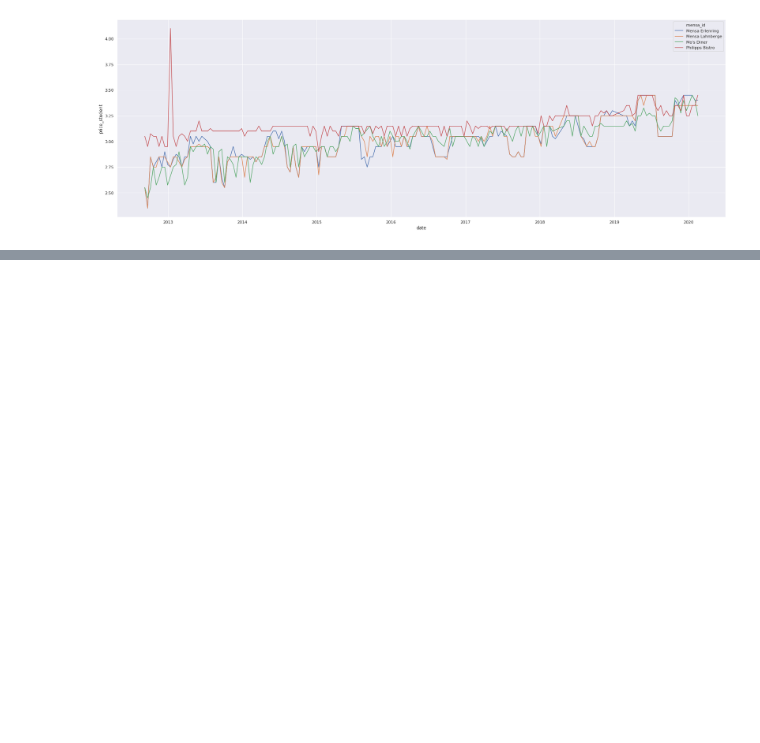
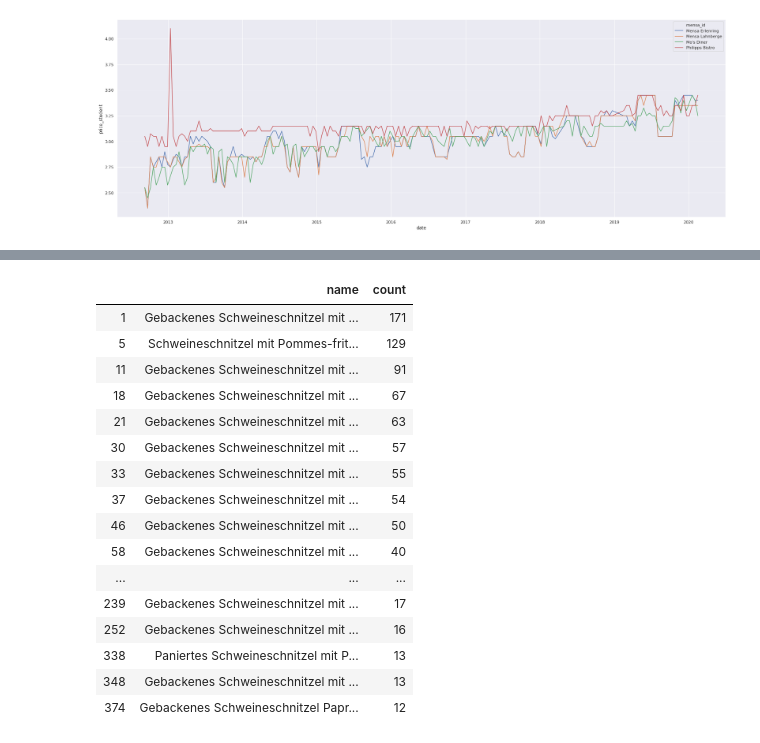
Before and after one commit to oxzi/about-mensa-mr, a Jupyter notebook: mensa_prices.ipynb, the cells around one changed output, grey strips where cells are left out. Drawn from its saved outputs; the diff is of its cells as text; code cells hidden in the pictures; blank space fills up the shorter version.

```diff
--- a/mensa_prices.ipynb
+++ b/mensa_prices.ipynb
@@ -76,0 +98,20 @@ sns.lineplot(x="date", y="price_student", hue="mensa_id", data=meals_mensa)
+# %%
+meals_hot.loc[meals_hot.name.str.contains("Schweineschnitzel")].head(20)
+# %% [output]
+|  | name | count |
+| 1 | Gebackenes Schweineschnitzel mit ... | 171 |
+| 5 | Schweineschnitzel mit Pommes-frit... | 129 |
+| 11 | Gebackenes Schweineschnitzel mit ... | 91 |
+| 18 | Gebackenes Schweineschnitzel mit ... | 67 |
+| 21 | Gebackenes Schweineschnitzel mit ... | 63 |
+| 30 | Gebackenes Schweineschnitzel mit ... | 57 |
+| 33 | Gebackenes Schweineschnitzel mit ... | 55 |
+| 37 | Gebackenes Schweineschnitzel mit ... | 54 |
+| 46 | Gebackenes Schweineschnitzel mit ... | 50 |
+| 58 | Gebackenes Schweineschnitzel mit ... | 40 |
+| ... | ... | ... |
+| 239 | Gebackenes Schweineschnitzel mit ... | 17 |
+| 252 | Gebackenes Schweineschnitzel mit ... | 16 |
+| 338 | Paniertes Schweineschnitzel mit P... | 13 |
+| 348 | Gebackenes Schweineschnitzel mit ... | 13 |
+| 374 | Gebackenes Schweineschnitzel Papr... | 12 |
```
Also changed, not shown: parts of 1 cell of this notebook.
